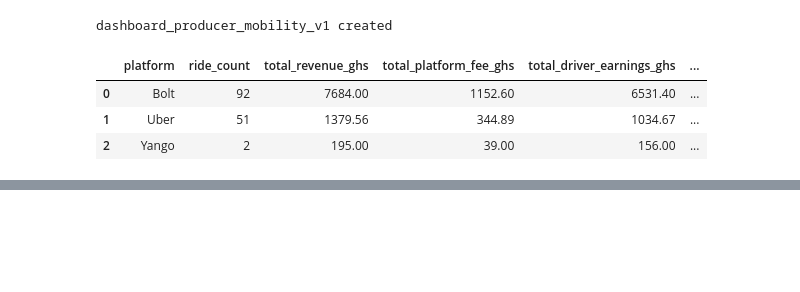
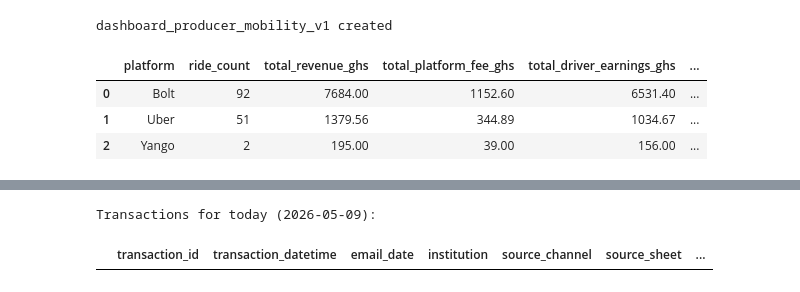
Before and after one commit to hmnaz213/native, a Jupyter notebook: baobab_personal_ssot.ipynb, the cells around one changed output, grey strips where cells are left out. Drawn from its saved outputs; the diff is of its cells as text; code cells hidden in the pictures; blank space fills up the shorter version.

```diff
--- a/baobab_personal_ssot.ipynb
+++ b/baobab_personal_ssot.ipynb
@@ -5534,0 +5789,80 @@ dashboard_producer_mobility_v1 created
+# %%
+import gspread
+from google.colab import auth
+from google.auth import default
+from gspread_dataframe import get_as_dataframe
+import pandas as pd
+from datetime import datetime
+
+# ------------------------------------------------
+# 1. INPUT
+# ------------------------------------------------
+SSOT_GSHEET_URL = "https://docs.google.com/spreadsheets/d/1k4toaIWRj9oUDoXvdqsZQhLl0TgPRCHDY1doJPWjAEA/edit?gid=597024667#gid=597024667"
+SOURCE_TAB = "unified_transactions_v1"
+
+# ------------------------------------------------
+# 2. AUTHORIZE
+# ------------------------------------------------
+auth.authenticate_user()
+creds, _ = default()
+gc = gspread.authorize(creds)
+sh = gc.open_by_url(SSOT_GSHEET_URL)
+
+# ------------------------------------------------
+# 3. LOAD DATA
+# ------------------------------------------------
+ws = sh.worksheet(SOURCE_TAB)
+df = get_as_dataframe(ws, evaluate_formulas=True, header=0, dtype=str)
+df = df.dropna(how="all").copy()
+df.columns = [str(c).strip().lower() for c in df.columns]
+
+# ------------------------------------------------
+# 4. CLEAN TYPES AND FILTER FOR TODAY'S TRANSACTIONS
+# ------------------------------------------------
+df["transaction_datetime"] = pd.to_datetime(df["transaction_datetime"], errors="coerce")
+
+today = datetime.now().date()
+today_df = df[df["transaction_datetime"].dt.date == today].copy()
+
+# Convert relevant columns to numeric
+today_df['total_outflow_ghs'] = pd.to_numeric(today_df['total_outflow_ghs'], errors='coerce').fillna(0)
+today_df['amount_ghs'] = pd.to_numeric(today_df['amount_ghs'], errors='coerce').fillna(0)
+today_df['fees_ghs'] = pd.to_numeric(today_df['fees_ghs'], errors='coerce').fillna(0)
+
+print(f"Transactions for today ({today.strftime('%Y-%m-%d')}):")
+display(today_df)
+
+print("\n--- Detailed Statistics for Today ---")
+
+total_cash_in = today_df[today_df['direction'] == 'cash_in']['amount_ghs'].sum()
+total_cash_out = today_df[today_df['direction'] == 'cash_out']['total_outflow_ghs'].sum()
+net_flow = total_cash_in - total_cash_out
+
+print(f"Total Cash In: GHS {total_cash_in:,.2f}")
+print(f"Total Cash Out: GHS {total_cash_out:,.2f}")
+print(f"Net Flow (Cash In - Cash Out): GHS {net_flow:,.2f}")
+
+avg_cash_in = today_df[today_df['direction'] == 'cash_in']['amount_ghs'].mean()
+avg_cash_out = today_df[today_df['direction'] == 'cash_out']['total_outflow_ghs'].mean()
+
+print(f"Average Cash In Transaction: GHS {avg_cash_in:,.2f}")
+print(f"Average Cash Out Transaction: GHS {avg_cash_out:,.2f}")
+
+print("\nTop 5 Spending Categories (Cash Out):")
+top_categories = today_df[today_df['direction'] == 'cash_out'].groupby('category_hint')['total_outflow_ghs'].sum().nlargest(5)
+display(top_categories)
+
+print("\nTop 5 Merchants (Cash Out):")
+top_merchants = today_df[today_df['direction'] == 'cash_out'].groupby('merchant_hint')['total_outflow_ghs'].sum().nlargest(5)
+display(top_merchants)
+
+# Prepare data for daily trends (using today's data for consistency, though it's a single day)
+daily_summary_today = today_df.groupby(today_df['transaction_datetime'].dt.date).agg(
+    daily_cash_in=('amount_ghs', lambda x: x[today_df['direction'] == 'cash_in'].sum()),
+    daily_cash_out=('total_outflow_ghs', lambda x: x[today_df['direction'] == 'cash_out'].sum())
+).fillna(0).reset_index()
+daily_summary_today['daily_net_flow'] = daily_summary_today['daily_cash_in'] - daily_summary_today['daily_cash_out']
+daily_summary_today.rename(columns={'transaction_datetime': 'date'}, inplace=True)
+# %% [output]
+Transactions for today (2026-05-09):
+|  | transaction_id | transaction_datetime | email_date | institution | source_channel | source_sheet | ... |
```
Also changed, not shown: parts of 6 cells of this notebook.
